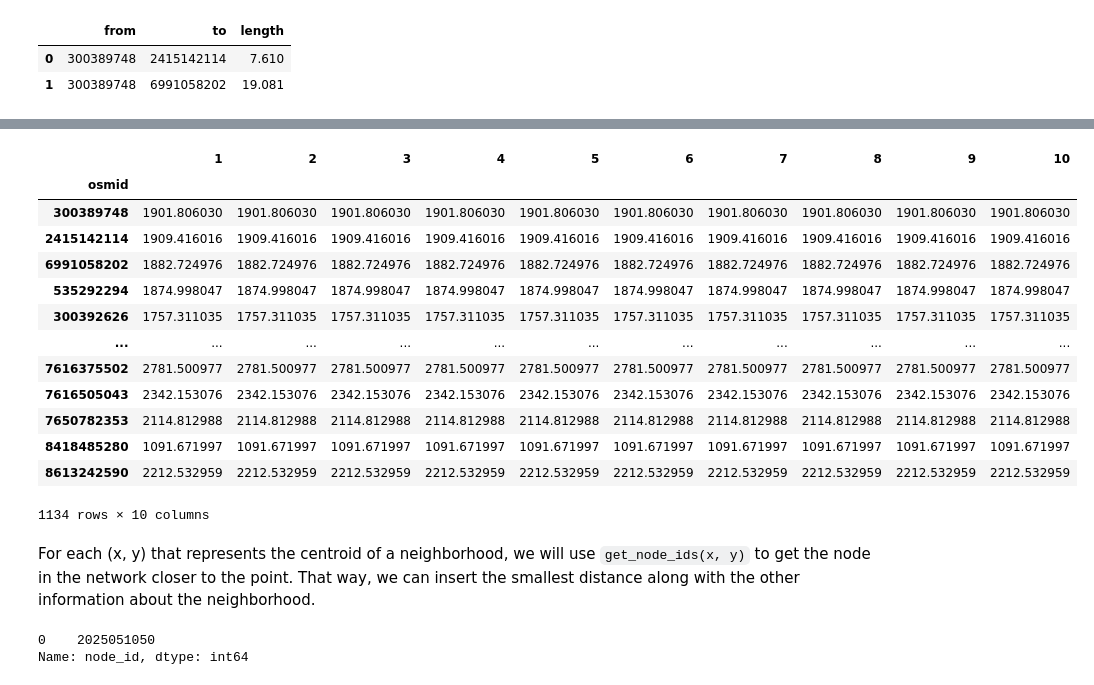
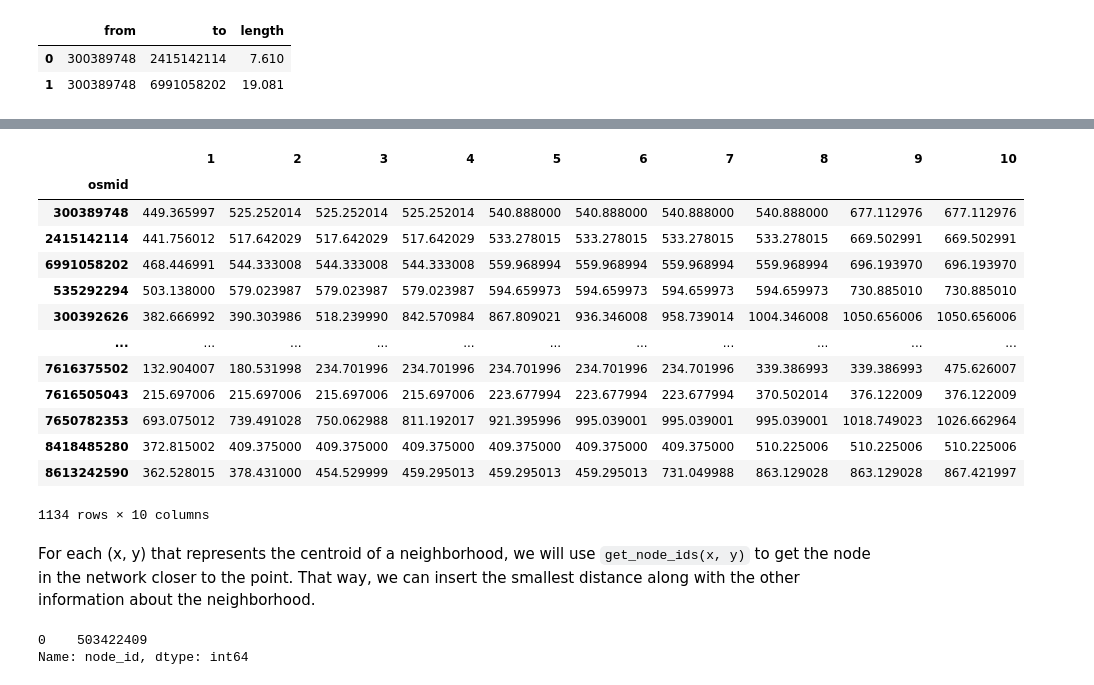
Before and after one commit to nymarya/fear-the-walking-distance, a Jupyter notebook: notebooks/1.0-ma-building-the-dataset.ipynb, the cells around one changed output, grey strips where cells are left out. Saved outputs shown, nothing was run; the diff lists cells and outputs as text; code cells hidden in the pictures.

Commit message:
calculate distances with pandana - problems with node ids

```diff
--- a/notebooks/1.0-ma-building-the-dataset.ipynb
+++ b/notebooks/1.0-ma-building-the-dataset.ipynb
@@ -306,0 +308,3 @@ Let's make a quick test and search amenities for one neighborhood
+# %%
+geo_neighborhood_df = geo_neighborhood_df.to_crs("epsg:2019")
+geo_neighborhood_df.head(2)
@@ -307,3 +315,6 @@ Let's make a quick test and search amenities for one neighborhood
+# %%
+neighborhood_df['x_new'] = geo_neighborhood_df.geometry.x
+neighborhood_df['y_new'] = geo_neighborhood_df.geometry.y
 # %%
 def get_points(s):
     # the amenity can be represented by point or polygon
@@ -319,18 +330,19 @@ def get_points(s):
         y2, x2 = (None, None)
     return y2, x2
 # %%
-nordeste = neighborhood_df.query("name == 'Nordeste'")
+nordeste = neighborhood_df.query("name == 'Barro Vermelho'")
 x = nordeste.x.tolist()[0]
 y = nordeste.y.tolist()[0]
+x1 = nordeste.x_new.tolist()[0]
+y1 = nordeste.y_new.tolist()[0]
 tags = {'amenity': ['school']}
-
 
 point = (y, x)
 
 # get amenities around the point
 pois = ox.geometries.geometries_from_point(point, dist=5000, tags=tags)
 a = pois.apply(lambda n : get_points(n), axis=1)
-x_pois, y_pois = zip(*a.values.tolist())
+y_pois, x_pois = zip(*a.values.tolist())
 
 x_series = pd.Series(x_pois)
 y_series = pd.Series(y_pois)
@@ -352,30 +349,28 @@ Length: 116, dtype: float64
 # %%
-nodes_ids = net.get_node_ids(x_series, y_series)
-net.set(nodes_ids, name="aa")
-#net.set(pois.reset_index().osmid, name="restaurants")
 # set_pois receives longitude (x) and then latitude (y)
-net.set_pois("aa", 6000, 1, x_series, y_series)
+net.set_pois("schools", 10000, 10, x_series, y_series)
 # %%
-net.nearest_pois(6000, "aa", num_pois=10)
+net.nearest_pois(10000, "schools", num_pois=10)
 # %% [output]
 |  | 1 | 2 | 3 | 4 | 5 | 6 | 7 | 8 | 9 | 10 |
 | osmid |  |  |  |  |  |  |  |  |  |  |
-| 300389748 | 1901.806030 | 1901.806030 | 1901.806030 | 1901.806030 | 1901.806030 | 1901.806030 | 1901.806030 | 1901.806030 | 1901.806030 | 1901.806030 |
-| 2415142114 | 1909.416016 | 1909.416016 | 1909.416016 | 1909.416016 | 1909.416016 | 1909.416016 | 1909.416016 | 1909.416016 | 1909.416016 | 1909.416016 |
-| 6991058202 | 1882.724976 | 1882.724976 | 1882.724976 | 1882.724976 | 1882.724976 | 1882.724976 | 1882.724976 | 1882.724976 | 1882.724976 | 1882.724976 |
-| 535292294 | 1874.998047 | 1874.998047 | 1874.998047 | 1874.998047 | 1874.998047 | 1874.998047 | 1874.998047 | 1874.998047 | 1874.998047 | 1874.998047 |
-| 300392626 | 1757.311035 | 1757.311035 | 1757.311035 | 1757.311035 | 1757.311035 | 1757.311035 | 1757.311035 | 1757.311035 | 1757.311035 | 1757.311035 |
+| 300389748 | 449.365997 | 525.252014 | 525.252014 | 525.252014 | 540.888000 | 540.888000 | 540.888000 | 540.888000 | 677.112976 | 677.112976 |
+| 2415142114 | 441.756012 | 517.642029 | 517.642029 | 517.642029 | 533.278015 | 533.278015 | 533.278015 | 533.278015 | 669.502991 | 669.502991 |
+| 6991058202 | 468.446991 | 544.333008 | 544.333008 | 544.333008 | 559.968994 | 559.968994 | 559.968994 | 559.968994 | 696.193970 | 696.193970 |
+| 535292294 | 503.138000 | 579.023987 | 579.023987 | 579.023987 | 594.659973 | 594.659973 | 594.659973 | 594.659973 | 730.885010 | 730.885010 |
+| 300392626 | 382.666992 | 390.303986 | 518.239990 | 842.570984 | 867.809021 | 936.346008 | 958.739014 | 1004.346008 | 1050.656006 | 1050.656006 |
 | ... | ... | ... | ... | ... | ... | ... | ... | ... | ... | ... |
-| 7616375502 | 2781.500977 | 2781.500977 | 2781.500977 | 2781.500977 | 2781.500977 | 2781.500977 | 2781.500977 | 2781.500977 | 2781.500977 | 2781.500977 |
-| 7616505043 | 2342.153076 | 2342.153076 | 2342.153076 | 2342.153076 | 2342.153076 | 2342.153076 | 2342.153076 | 2342.153076 | 2342.153076 | 2342.153076 |
-| 7650782353 | 2114.812988 | 2114.812988 | 2114.812988 | 2114.812988 | 2114.812988 | 2114.812988 | 2114.812988 | 2114.812988 | 2114.812988 | 2114.812988 |
-| 8418485280 | 1091.671997 | 1091.671997 | 1091.671997 | 1091.671997 | 1091.671997 | 1091.671997 | 1091.671997 | 1091.671997 | 1091.671997 | 1091.671997 |
-| 8613242590 | 2212.532959 | 2212.532959 | 2212.532959 | 2212.532959 | 2212.532959 | 2212.532959 | 2212.532959 | 2212.532959 | 2212.532959 | 2212.532959 |
+| 7616375502 | 132.904007 | 180.531998 | 234.701996 | 234.701996 | 234.701996 | 234.701996 | 234.701996 | 339.386993 | 339.386993 | 475.626007 |
+| 7616505043 | 215.697006 | 215.697006 | 215.697006 | 215.697006 | 223.677994 | 223.677994 | 223.677994 | 370.502014 | 376.122009 | 376.122009 |
+| 7650782353 | 693.075012 | 739.491028 | 750.062988 | 811.192017 | 921.395996 | 995.039001 | 995.039001 | 995.039001 | 1018.749023 | 1026.662964 |
+| 8418485280 | 372.815002 | 409.375000 | 409.375000 | 409.375000 | 409.375000 | 409.375000 | 409.375000 | 510.225006 | 510.225006 | 510.225006 |
+| 8613242590 | 362.528015 | 378.431000 | 454.529999 | 459.295013 | 459.295013 | 459.295013 | 731.049988 | 863.129028 | 863.129028 | 867.421997 |
 1134 rows × 10 columns
 # %% [markdown]
 For each (x, y) that represents the centroid of a neighborhood, we will use `get_node_ids(x, y)` to get the node in the network closer to the point. That way, we can insert the smallest distance along with the other information about the neighborhood.
-# %%
-net.get_node_ids([x], [y])
-# %% [output]
-0    2025051050
-Name: node_id, dtype: int64
+# %%
+neighborhood_node_id = net.get_node_ids([x1], [y1])
+neighborhood_node_id
+# %% [output]
+0    503422409
+Name: node_id, dtype: int64
```
Also changed, not shown: parts of 16 cells of this notebook.
